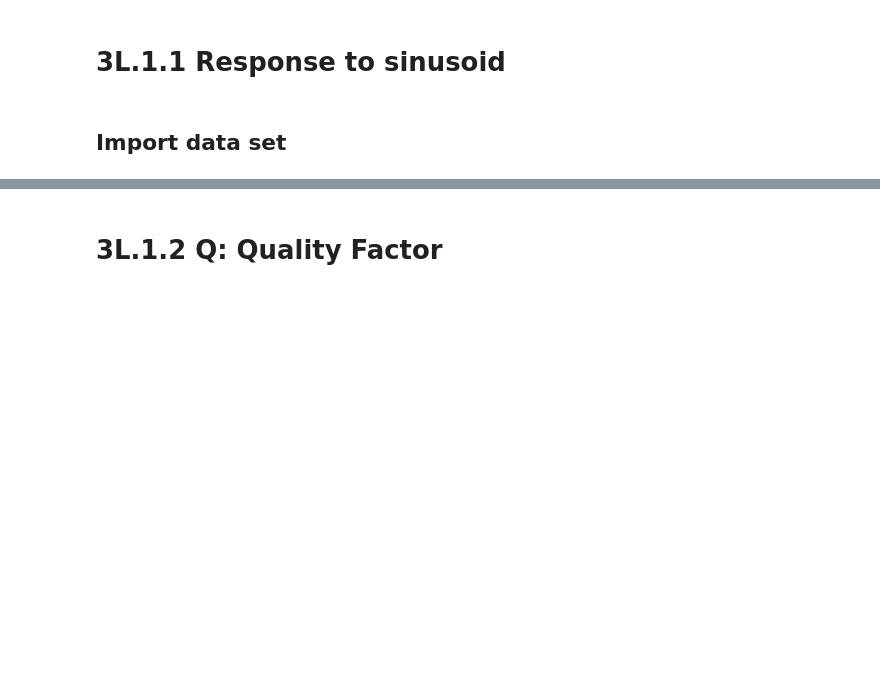
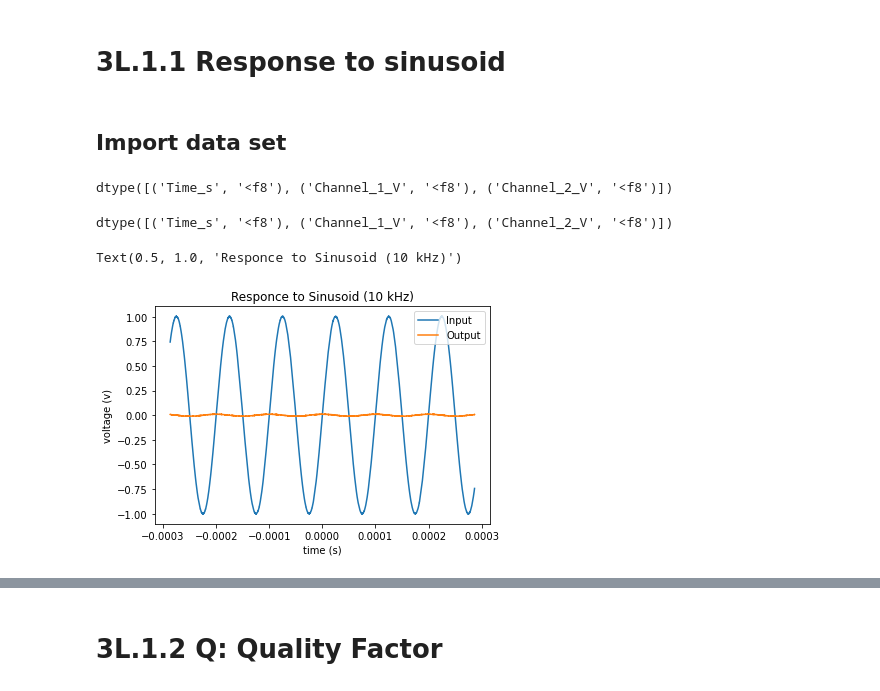
Before and after one commit to dannyjacobs/ses330, a Jupyter notebook: 2020_assignments/jhuffer1_diode/Lab 3 Diode (jhuffer).ipynb, the cells around one changed output, grey strips where cells are left out. Saved outputs shown, nothing was run; the diff lists cells and outputs as text; code cells hidden in the pictures; blank space fills up the shorter version.

```diff
--- a/2020_assignments/jhuffer1_diode/Lab 3 Diode (jhuffer).ipynb
+++ b/2020_assignments/jhuffer1_diode/Lab 3 Diode (jhuffer).ipynb
@@ -15,3 +15,25 @@ import matplotlib.pyplot as pl
 # 3L.1.1 Response to sinusoid
 # %% [markdown]
 ## Import data set
+# %%
+D = np.genfromtxt('3L_1_1_sin_10kHz_.csv', comments='#', skip_header=19, names=True, delimiter = ',')
+E = np.genfromtxt('3L_1_1_square_200Hz_.csv', comments='#', skip_header=19, names=True, delimiter = ',')
+# %%
+D.dtype
+# %% [output]
+dtype([('Time_s', '<f8'), ('Channel_1_V', '<f8'), ('Channel_2_V', '<f8')])
+# %%
+E.dtype
+# %% [output]
+dtype([('Time_s', '<f8'), ('Channel_1_V', '<f8'), ('Channel_2_V', '<f8')])
+# %%
+pl.figure()
+pl.plot(D['Time_s'], D['Channel_1_V'], label='Input')
+pl.plot(D['Time_s'], D['Channel_2_V'], label='Output')
+pl.xlabel('time (s)')
+pl.ylabel('voltage (v)')
+pl.legend()
+pl.title ('Responce to Sinusoid (10 kHz)')
+# %% [output]
+Text(0.5, 1.0, 'Responce to Sinusoid (10 kHz)')
+[figure, added]
```
Also changed, not shown: parts of 18 cells of this notebook, 6 other files.
